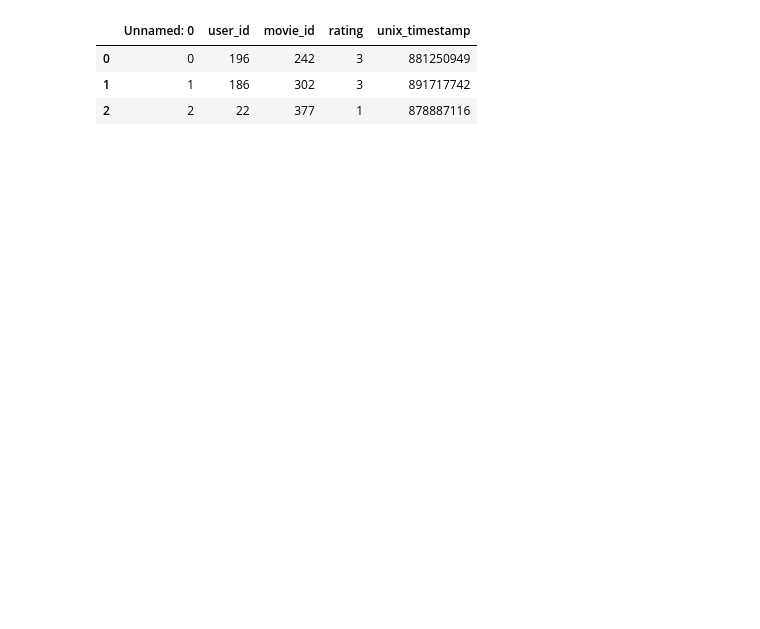
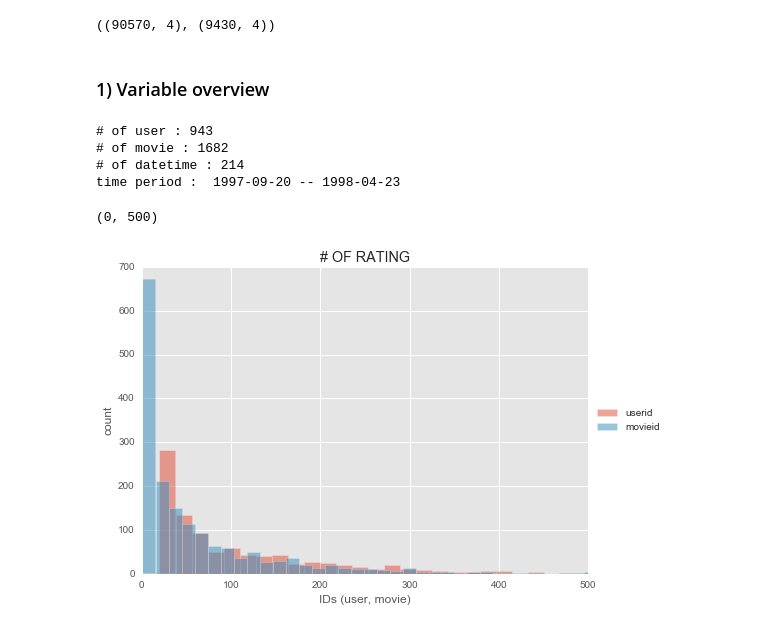
Before and after one commit to yennanliu/movie_recommendation, a Jupyter notebook: Movie_Recommendation/MovieLens_EDA.ipynb, the cells around one changed output. Cells and saved outputs as stored; diff of their text form; code cells hidden in the pictures; blank space fills up the shorter version.

```diff
--- a/Movie_Recommendation/MovieLens_EDA.ipynb
+++ b/Movie_Recommendation/MovieLens_EDA.ipynb
@@ -4,3 +4,11 @@ import math
 import sys
 import numpy as np
 import pandas as pd
+import datetime
+
+# plot
+%matplotlib inline
+%pylab inline
+import seaborn  as sns
+import matplotlib.pyplot as plt
+plt.style.use('ggplot')
@@ -35,2 +72,2 @@ def load_csv():
 # %%
-users, ratings, items = load_csv()
+users, ratings, items, ratings_base, ratings_test = load_data()
@@ -44,7 +74,44 @@ users.head(3)
-# %%
-ratings.head(3)
-# %% [output]
-|  | Unnamed: 0 | user_id | movie_id | rating | unix_timestamp |
-| 0 | 0 | 196 | 242 | 3 | 881250949 |
-| 1 | 1 | 186 | 302 | 3 | 891717742 |
-| 2 | 2 | 22 | 377 | 1 | 878887116 |
+# %%
+ratings['datetime'] = ratings['unix_timestamp'].apply(lambda x :unix2datetime(x))
+ratings_base['datetime'] = ratings_base['unix_timestamp'].apply(lambda x :unix2datetime(x))
+ratings_test['datetime'] = ratings_test['unix_timestamp'].apply(lambda x :unix2datetime(x))
+# %%
+r_cols = ['user_id', 'movie_id', 'rating', 'unix_timestamp']
+ratings_base = pd.read_csv('data/ua.base', sep='\t', names=r_cols, encoding='latin-1')
+ratings_test = pd.read_csv('data/ua.test', sep='\t', names=r_cols, encoding='latin-1')
+ratings_base.shape, ratings_test.shape
+# %% [output]
+((90570, 4), (9430, 4))
+# %% [markdown]
+### 1) Variable overview
+# %%
+print  ('# of user :', len(set(ratings.user_id)))
+print  ('# of movie :', len(set(ratings.movie_id)))
+print  ('# of datetime :', len(set(ratings.datetime)))
+print  ('time period : ',ratings.datetime.min(),'--', ratings.datetime.max() )
+# %% [output]
+# of user : 943
+# of movie : 1682
+# of datetime : 214
+time period :  1997-09-20 -- 1998-04-23
+# %%
+ratings.user_id.value_counts().hist(bins=40,alpha = .5)
+plt.ylabel('count')
+#plt.xlabel('user id ')
+#plt.title('# users rate movie')
+
+
+#=============================================
+
+
+ratings.movie_id.value_counts().hist(bins=40,alpha = .5)
+plt.ylabel('count')
+plt.xlabel('IDs (user, movie)')
+plt.title('# OF RATING')
+
+plt.legend(['userid', 'movieid',], loc='center left', bbox_to_anchor=(1, 0.5))
+
+plt.xlim(0,500)
+# %% [output]
+(0, 500)
+[figure, added]
```
Also changed, not shown: parts of 16 cells of this notebook.
